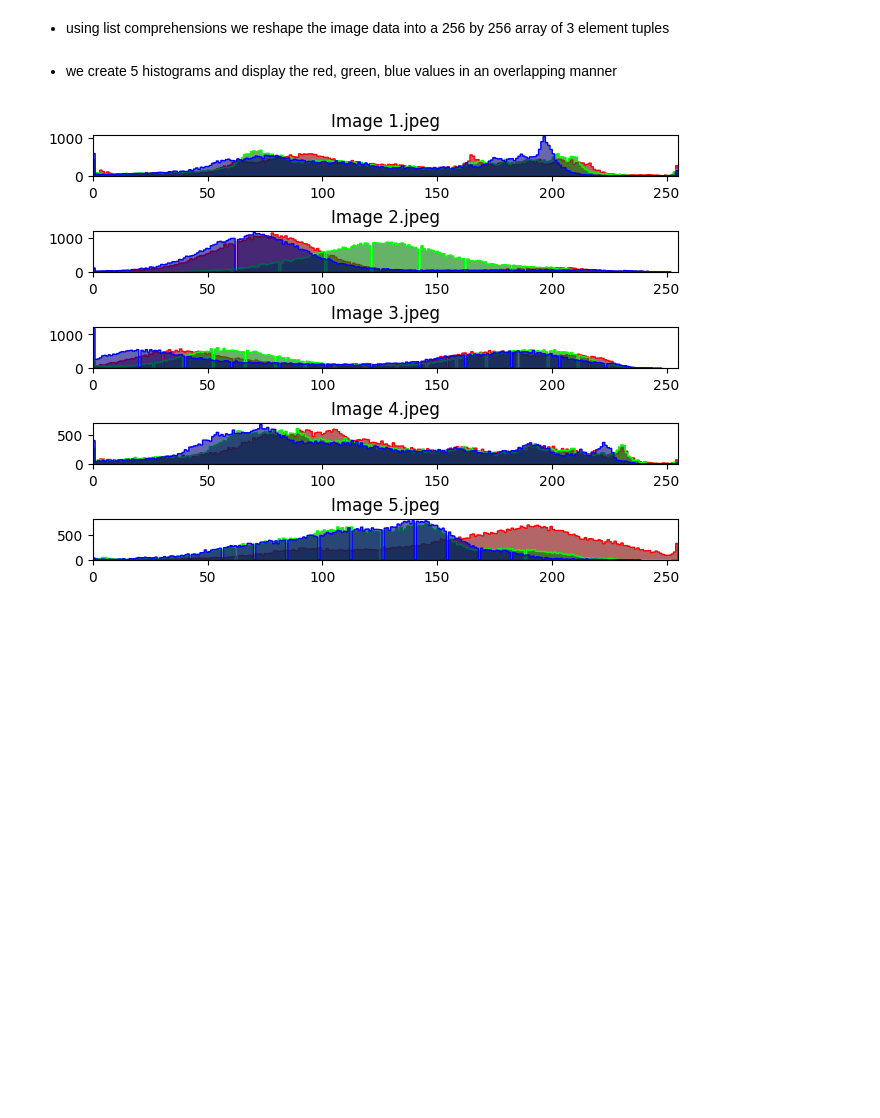
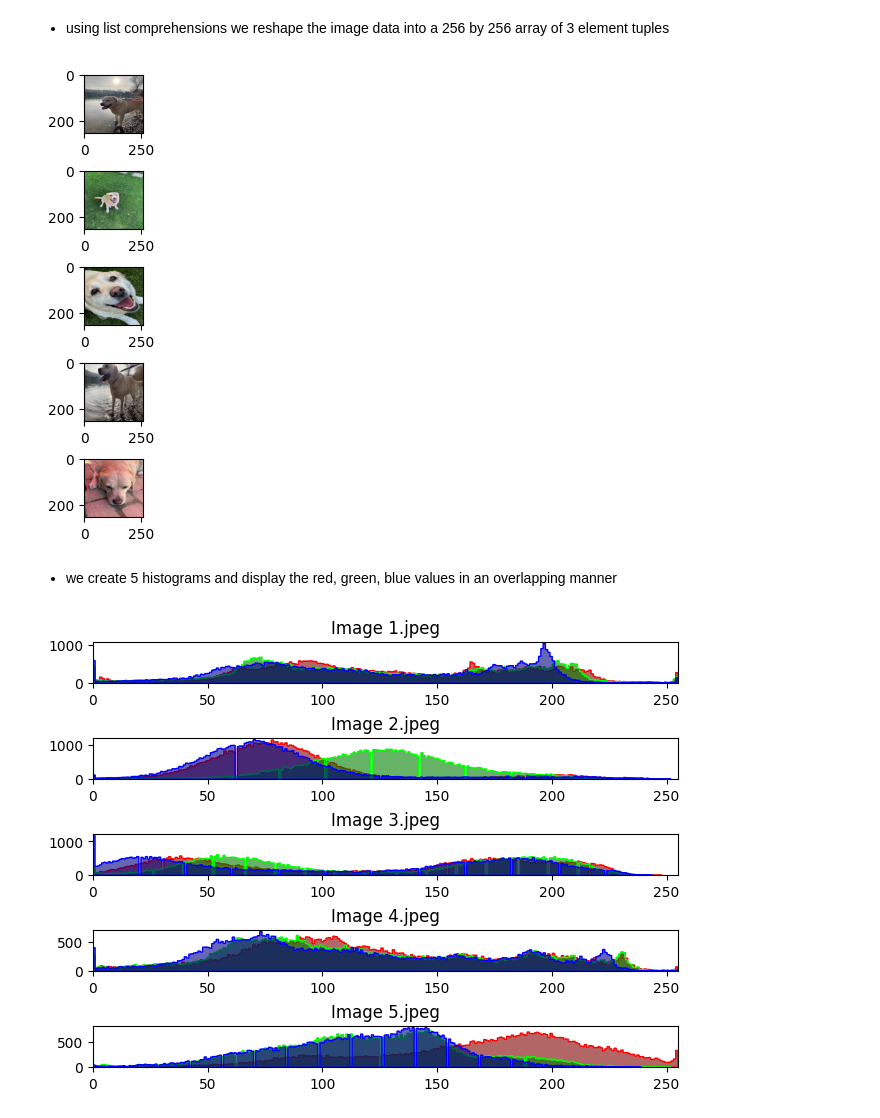
Before and after one commit to Cyanosite/DeepLearningHomework, a Jupyter notebook: khf_1/KHF1_solution.ipynb, the cells around one changed output. Cells and saved outputs as stored; diff of their text form; code cells hidden in the pictures; blank space fills up the shorter version.

Commit message:
show images with matplotlib too

```diff
--- a/khf_1/KHF1_solution.ipynb
+++ b/khf_1/KHF1_solution.ipynb
@@ -48,11 +48,21 @@ Requirement already satisfied: pillow in /Users/cyanosite/.pyenv/versions/3.11.5
 # %%
 from PIL import Image
 import numpy as np
 import requests as rq
+import matplotlib.pyplot as plt
 
 images = [Image.open(f"{image}.png") for image in range(1, 6)]
 
 rgb_values = [np.array(image.getdata()).reshape(256, 256, 3) for image in images]
+
+fig, axs = plt.subplots(nrows = 5, layout="constrained")
+
+for i, image in enumerate(rgb_values):
+    axs[i].imshow(image)
+
+plt.show()
+# %% [output]
+[figure, added]
 # %% [markdown]
 - we create 5 histograms and display the red, green, blue values in an overlapping manner
 # %%
```
Also changed, not shown: parts of 1 cell of this notebook.
